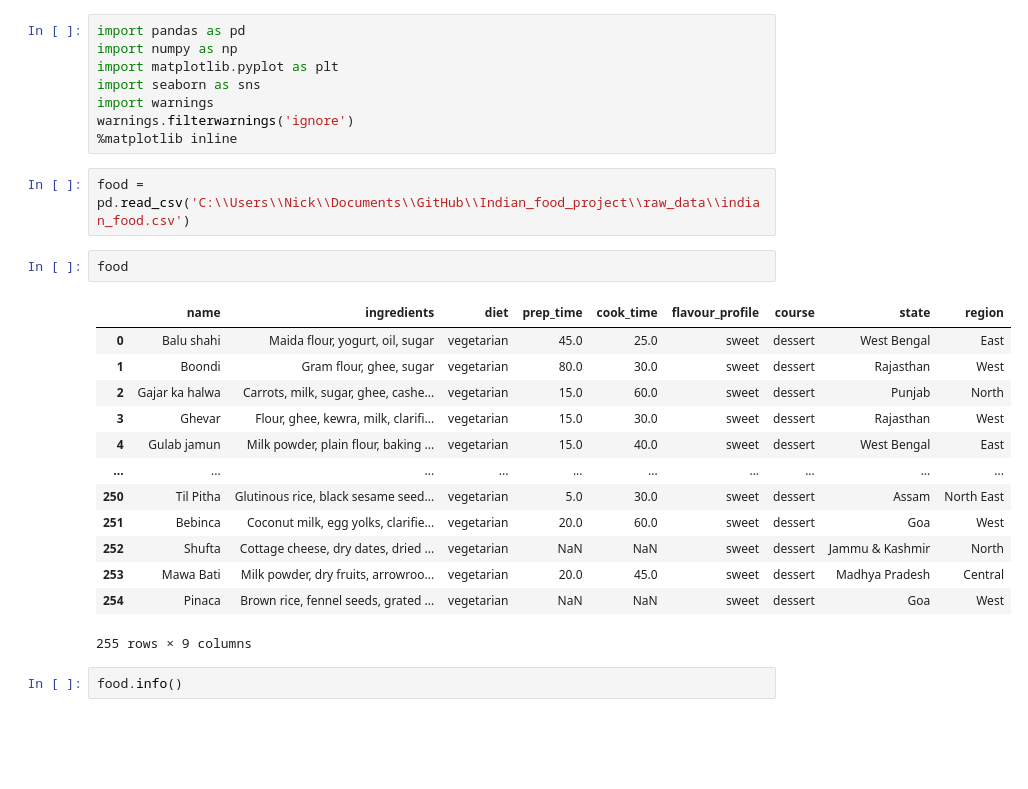
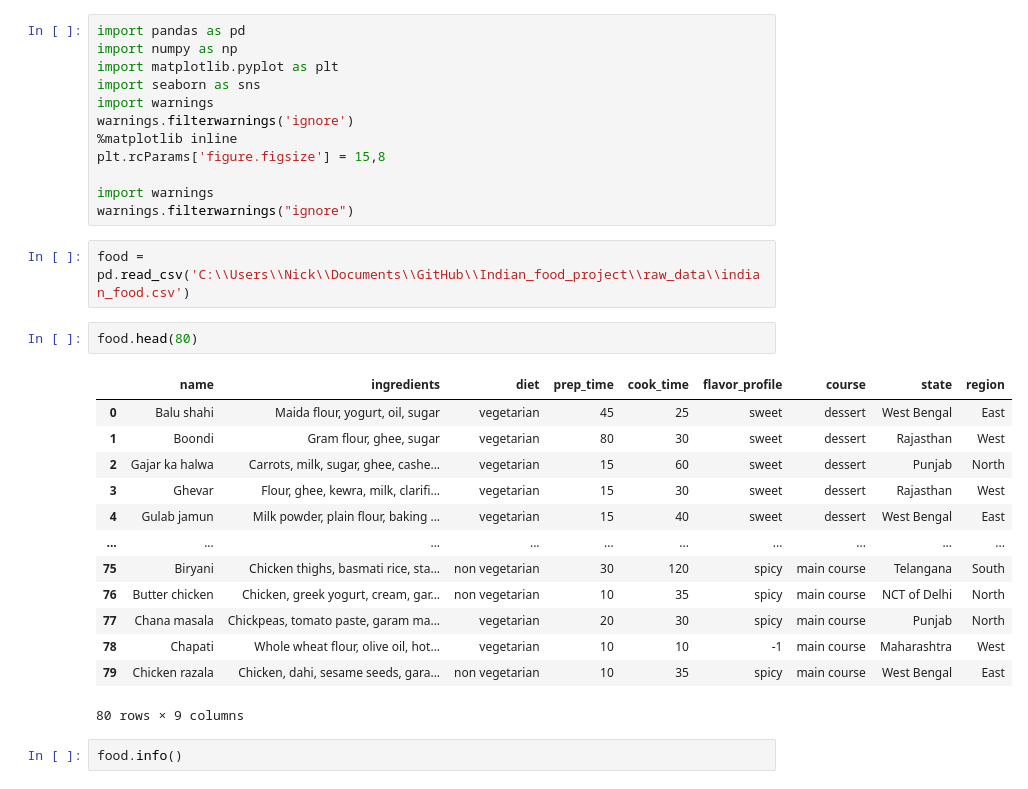
Before and after one commit to NickCunnington/Indian_food_project, a Jupyter notebook: data_cleaning.ipynb, the cells around one changed output. Cells and saved outputs as stored; diff of their text form; blank space fills up the shorter version.

```diff
--- a/data_cleaning.ipynb
+++ b/data_cleaning.ipynb
@@ -6,24 +6,28 @@ import seaborn as sns
 import warnings
 warnings.filterwarnings('ignore')
 %matplotlib inline
+plt.rcParams['figure.figsize'] = 15,8
+
+import warnings
+warnings.filterwarnings("ignore")
 # %%
 food = pd.read_csv('C:\\Users\\Nick\\Documents\\GitHub\\Indian_food_project\\raw_data\\indian_food.csv')
 # %%
-food
+food.head(80)
 # %% [output]
-|  | name | ingredients | diet | prep_time | cook_time | flavour_profile | course | state | region |
-| 0 | Balu shahi | Maida flour, yogurt, oil, sugar | vegetarian | 45.0 | 25.0 | sweet | dessert | West Bengal | East |
-| 1 | Boondi | Gram flour, ghee, sugar | vegetarian | 80.0 | 30.0 | sweet | dessert | Rajasthan | West |
-| 2 | Gajar ka halwa | Carrots, milk, sugar, ghee, cashe... | vegetarian | 15.0 | 60.0 | sweet | dessert | Punjab | North |
-| 3 | Ghevar | Flour, ghee, kewra, milk, clarifi... | vegetarian | 15.0 | 30.0 | sweet | dessert | Rajasthan | West |
-| 4 | Gulab jamun | Milk powder, plain flour, baking ... | vegetarian | 15.0 | 40.0 | sweet | dessert | West Bengal | East |
+|  | name | ingredients | diet | prep_time | cook_time | flavor_profile | course | state | region |
+| 0 | Balu shahi | Maida flour, yogurt, oil, sugar | vegetarian | 45 | 25 | sweet | dessert | West Bengal | East |
+| 1 | Boondi | Gram flour, ghee, sugar | vegetarian | 80 | 30 | sweet | dessert | Rajasthan | West |
+| 2 | Gajar ka halwa | Carrots, milk, sugar, ghee, cashe... | vegetarian | 15 | 60 | sweet | dessert | Punjab | North |
+| 3 | Ghevar | Flour, ghee, kewra, milk, clarifi... | vegetarian | 15 | 30 | sweet | dessert | Rajasthan | West |
+| 4 | Gulab jamun | Milk powder, plain flour, baking ... | vegetarian | 15 | 40 | sweet | dessert | West Bengal | East |
 | ... | ... | ... | ... | ... | ... | ... | ... | ... | ... |
-| 250 | Til Pitha | Glutinous rice, black sesame seed... | vegetarian | 5.0 | 30.0 | sweet | dessert | Assam | North East |
-| 251 | Bebinca | Coconut milk, egg yolks, clarifie... | vegetarian | 20.0 | 60.0 | sweet | dessert | Goa | West |
-| 252 | Shufta | Cottage cheese, dry dates, dried ... | vegetarian | NaN | NaN | sweet | dessert | Jammu & Kashmir | North |
-| 253 | Mawa Bati | Milk powder, dry fruits, arrowroo... | vegetarian | 20.0 | 45.0 | sweet | dessert | Madhya Pradesh | Central |
-| 254 | Pinaca | Brown rice, fennel seeds, grated ... | vegetarian | NaN | NaN | sweet | dessert | Goa | West |
+| 75 | Biryani | Chicken thighs, basmati rice, sta... | non vegetarian | 30 | 120 | spicy | main course | Telangana | South |
+| 76 | Butter chicken | Chicken, greek yogurt, cream, gar... | non vegetarian | 10 | 35 | spicy | main course | NCT of Delhi | North |
+| 77 | Chana masala | Chickpeas, tomato paste, garam ma... | vegetarian | 20 | 30 | spicy | main course | Punjab | North |
+| 78 | Chapati | Whole wheat flour, olive oil, hot... | vegetarian | 10 | 10 | -1 | main course | Maharashtra | West |
+| 79 | Chicken razala | Chicken, dahi, sesame seeds, gara... | non vegetarian | 10 | 35 | spicy | main course | West Bengal | East |
-255 rows × 9 columns
+80 rows × 9 columns
 # %%
 food.info()
 # %% [output]
```
Also changed, not shown: parts of 40 cells of this notebook.
